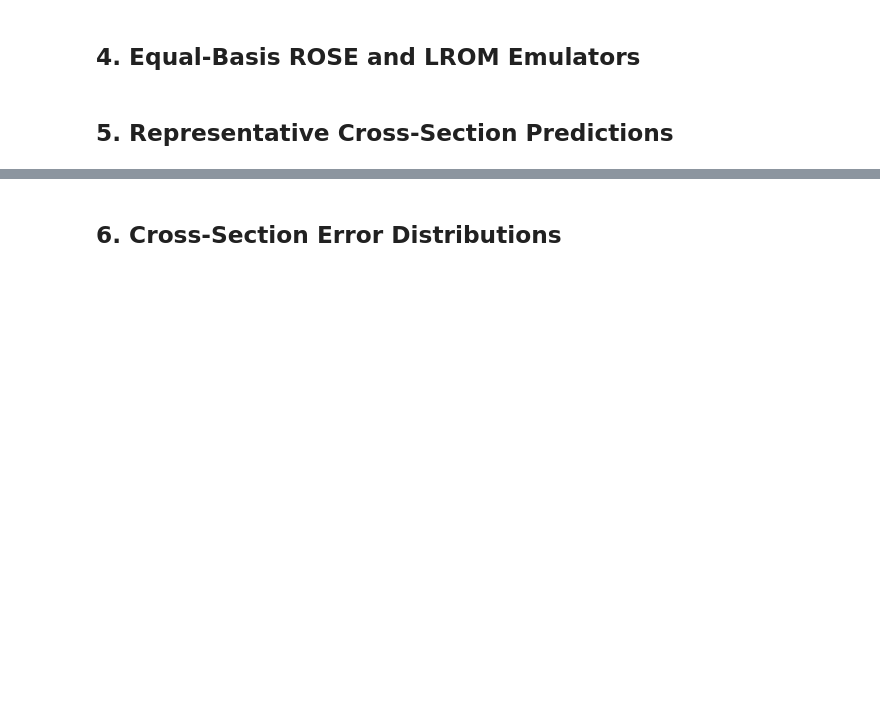
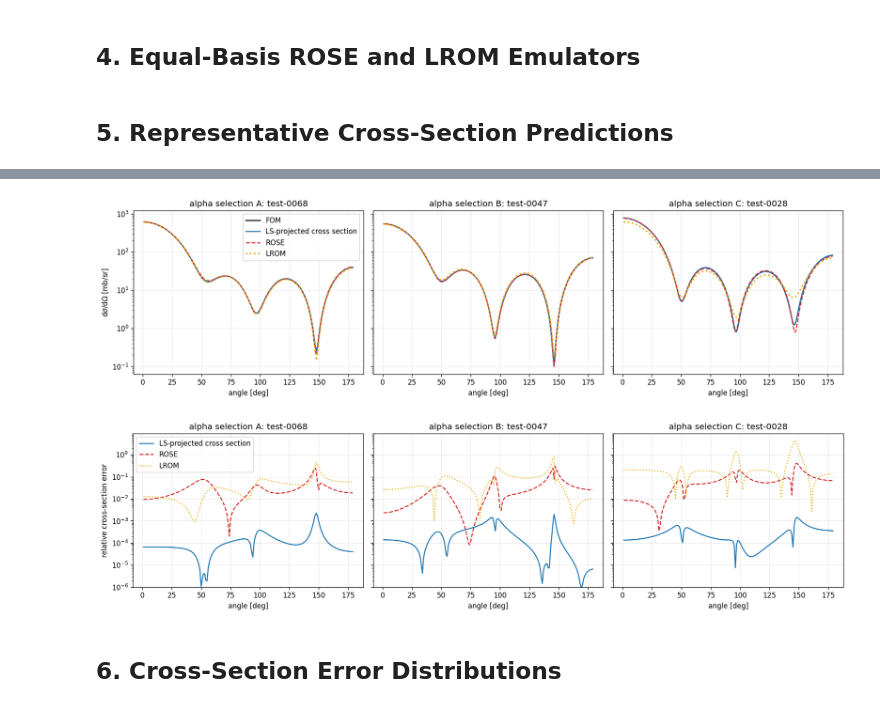
Before and after one commit to nitrogen5052/Learning-Reduced-Order-Models, a Jupyter notebook: notebooks/02_rose_vs_lrom_cross_sections.ipynb, the cells around one changed output, grey strips where cells are left out. Saved outputs shown, nothing was run; the diff lists cells and outputs as text; code cells hidden in the pictures; blank space fills up the shorter version.

```diff
--- a/notebooks/02_rose_vs_lrom_cross_sections.ipynb
+++ b/notebooks/02_rose_vs_lrom_cross_sections.ipynb
@@ -578,7 +582,7 @@ alpha_selection_table = pd.DataFrame(
         for label, index in zip(selected_labels, selected_indices)
     ]
 )
-alpha_selection_table
+display(alpha_selection_table)
 
 # FIGURE: representative-cross-sections
 fig, axes = plt.subplots(1, 3, figsize=(15.0, 4.2), sharey=True)
@@ -640,3 +644,4 @@ axes[0].set_ylabel("relative cross-section error")
 axes[0].legend()
 fig.tight_layout()
 plt.show()
+# %% [output]
@@ -643,3 +652,5 @@ plt.show()
+[figure, added]
+[figure, added]
 # %% [markdown]
 ## 6. Cross-Section Error Distributions
 # %%
```
Also changed, not shown: parts of 7 cells of this notebook, 2 other files.
